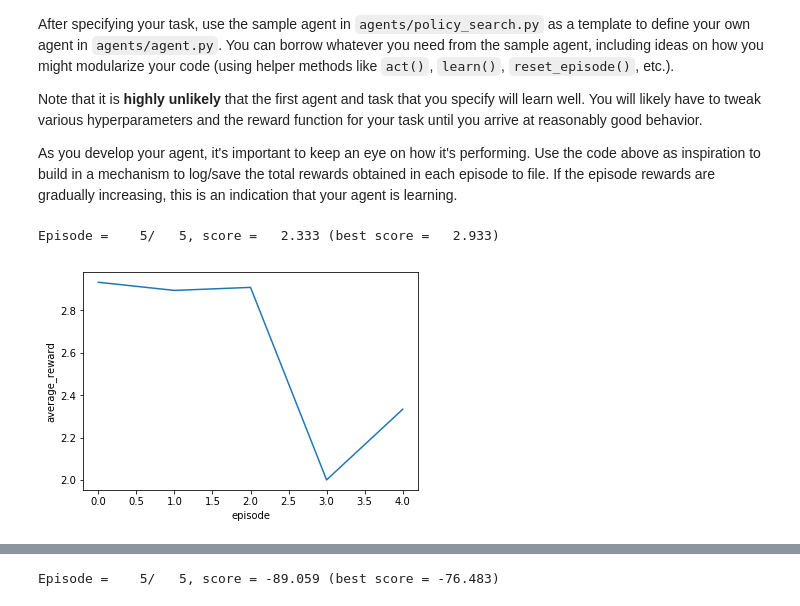
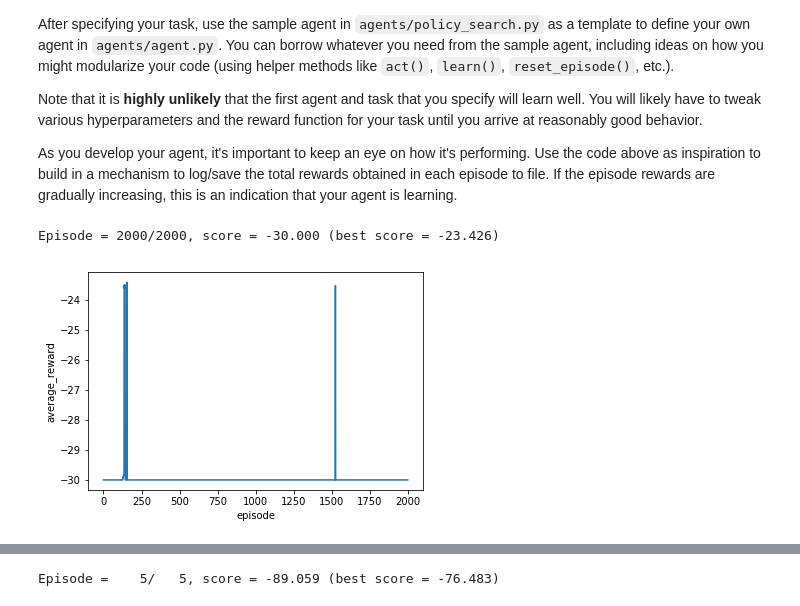
Before and after one commit to KnollFrank/RL-Quadcopter-2, a Jupyter notebook: Quadcopter_Project.ipynb, the cells around one changed output, grey strips where cells are left out. Saved outputs shown, nothing was run; the diff lists cells and outputs as text; code cells hidden in the pictures.

```diff
--- a/Quadcopter_Project.ipynb
+++ b/Quadcopter_Project.ipynb
@@ -252,21 +250,21 @@ Note that it is **highly unlikely** that the first agent and task that you speci
 
 As you develop your agent, it's important to keep an eye on how it's performing. Use the code above as inspiration to build in a mechanism to log/save the total rewards obtained in each episode to file.  If the episode rewards are gradually increasing, this is an indication that your agent is learning.
 # %%
-# takeoff, hover in place, land softly, or reach a target pose.
+# hover in place, land softly, or reach a target pose.
 # takeoff
 import numpy as np
 from agents.agent import DDPG
 from agents.scoring_agent_wrapper import ScoringAgentWrapper
 from tasks.takeoff_task import TakeoffTask
 
 task = TakeoffTask(
     init_pose = np.array([0., 0., 0., 0., 0., 0.]),
     init_velocities = np.array([0., 0., 0.]),
     init_angle_velocities = np.array([0., 0., 0.]),
     runtime = 5.)
 agent = ScoringAgentWrapper(DDPG(task))
-average_rewards_per_episode = train(agent = agent, task = task, num_episodes = 5)
+average_rewards_per_episode = train(agent = agent, task = task, num_episodes = 2000)
 plot_average_rewards_per_episode(average_rewards_per_episode)
 # %% [output]
-Episode =    5/   5, score =   2.333 (best score =   2.933)
+Episode = 2000/2000, score = -30.000 (best score = -23.426)
-[figure, old version]
+[figure, new version]
```
Also changed, not shown: parts of 10 cells of this notebook.
